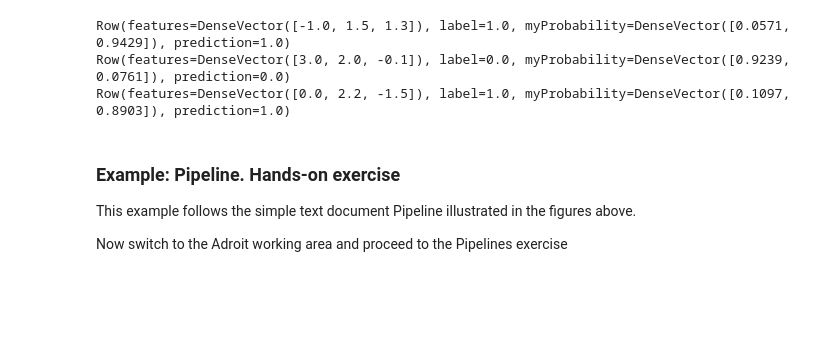
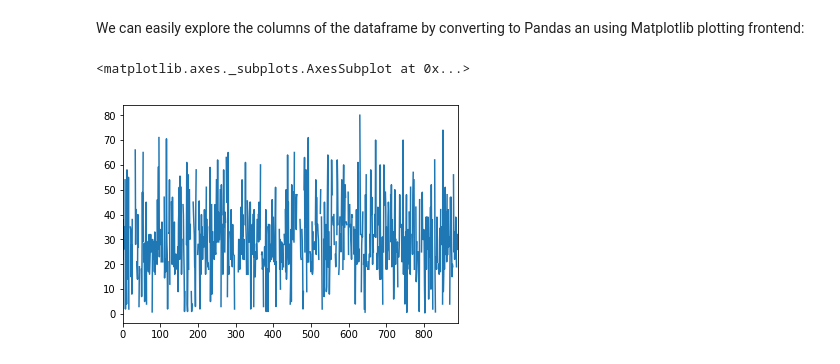
Before and after one commit to ASvyatkovskiy/BigDataCourse, a Jupyter notebook: 5_MachineLearning/ML.ipynb, the cells around one changed output. Drawn from its saved outputs; the diff is of its cells as text; code cells hidden in the pictures; blank space fills up the shorter version.

```diff
--- a/5_MachineLearning/ML.ipynb
+++ b/5_MachineLearning/ML.ipynb
@@ -259,0 +1,7 @@ You can load data from many sources in Spark. Here, we will load a hosted R data
+# %%
+import pyspark
+try:
+    sc
+except NameError:
+    spark = pyspark.sql.SparkSession.builder.master("local[*]").appName("BD course").config("spark.hadoop.validateOutputSpecs", "false").getOrCreate()
+    sc = spark.sparkContext
@@ -260,5 +77,5 @@ You can load data from many sources in Spark. Here, we will load a hosted R data
 # %%
 # Read titanic data as DataFrame using spark-csv package, and cache it
-titanic = spark.read.options(header='true', inferSchema='true').csv('./data/titanic.csv').cache()
+titanic = spark.read.options(header='true', inferSchema='true').csv('./data/titanic_labeled.csv').cache()
 titanic.count()
 # %% [output]
@@ -514,19 +119,9 @@ test = sqlContext.createDataFrame([
-# %%
-# Make predictions on test data using the Transformer.transform() method.
-# LogisticRegression.transform will only use the 'features' column.
-# Note that model2.transform() outputs a "myProbability" column instead of the usual
-# 'probability' column since we renamed the lr.probabilityCol parameter previously.
-prediction = model2.transform(test)
-selected = prediction.select("features", "label", "myProbability", "prediction")
-for row in selected.collect():
-    print row
-# %% [output]
-Row(features=DenseVector([-1.0, 1.5, 1.3]), label=1.0, myProbability=DenseVector([0.0571, 0.9429]), prediction=1.0)
-Row(features=DenseVector([3.0, 2.0, -0.1]), label=0.0, myProbability=DenseVector([0.9239, 0.0761]), prediction=0.0)
-Row(features=DenseVector([0.0, 2.2, -1.5]), label=1.0, myProbability=DenseVector([0.1097, 0.8903]), prediction=1.0)
-# %% [markdown]
-### Example: Pipeline. Hands-on exercise
-
-This example follows the simple text document Pipeline illustrated in the figures above.
-
-Now switch to the Adroit working area and proceed to the Pipelines exercise
+# %% [markdown]
+We can easily explore the columns of the dataframe by converting to Pandas an using Matplotlib plotting frontend:
+# %%
+import pandas as pd
+titanic_df = titanic.toPandas()
+titanic_df['Age'].plot()
+# %% [output]
+<matplotlib.axes._subplots.AxesSubplot at 0x...>
+[figure, added]
```
Also changed, not shown: parts of 49 cells of this notebook.
